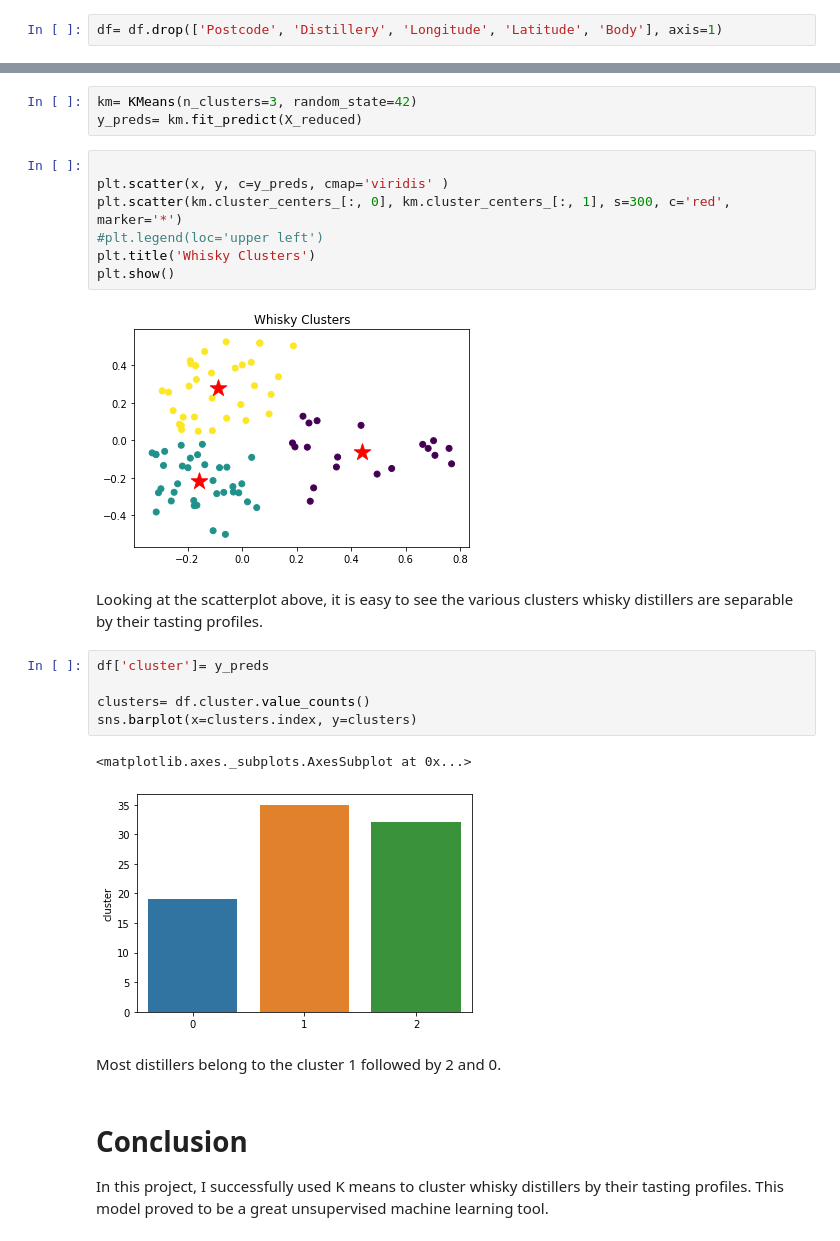
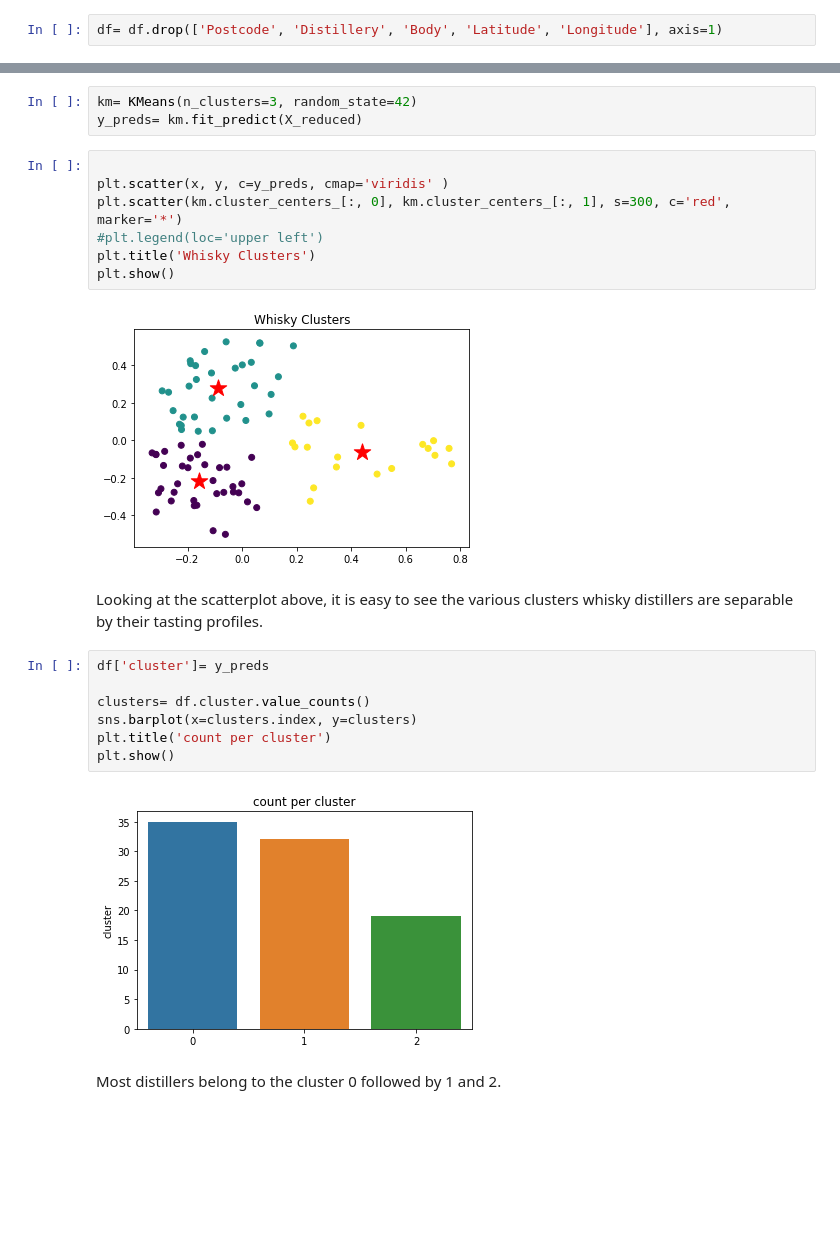
Before and after one commit to masaimahapa/whisky-distilleries, a Jupyter notebook: whisky clusters.ipynb, the cells around one changed output, grey strips where cells are left out. Drawn from its saved outputs; the diff is of its cells as text; blank space fills up the shorter version.

```diff
--- a/whisky clusters.ipynb
+++ b/whisky clusters.ipynb
@@ -70,5 +74,5 @@ It would only make sense for me to drop them as they are non numeric and not cat
 # %%
-df= df.drop(['Postcode', 'Distillery', 'Longitude', 'Latitude', 'Body'], axis=1)
+df= df.drop(['Postcode', 'Distillery', 'Body', 'Latitude', 'Longitude'], axis=1)
 # %%
 df.head()
 # %% [output]
@@ -154,19 +162,17 @@ plt.scatter(km.cluster_centers_[:, 0], km.cluster_centers_[:, 1], s=300, c='red'
 plt.title('Whisky Clusters')
 plt.show()
 # %% [output]
-[figure, old version]
+[figure, new version]
 # %% [markdown]
 Looking at the scatterplot above, it is easy to see the various clusters whisky distillers are separable by their tasting profiles.
 # %%
 df['cluster']= y_preds
 
 clusters= df.cluster.value_counts()
 sns.barplot(x=clusters.index, y=clusters)
+plt.title('count per cluster')
+plt.show()
 # %% [output]
-<matplotlib.axes._subplots.AxesSubplot at 0x...>
-[figure, old version]
+[figure, new version]
 # %% [markdown]
-Most distillers belong to the cluster 1 followed by 2 and 0.
+Most distillers belong to the cluster 0 followed by 1 and 2.
-# %% [markdown]
-# Conclusion
-In this project, I successfully used K means to cluster whisky distillers by their tasting profiles. This model proved to be a great unsupervised machine learning tool.
```
Also changed, not shown: parts of 26 cells of this notebook, 7 other files.
